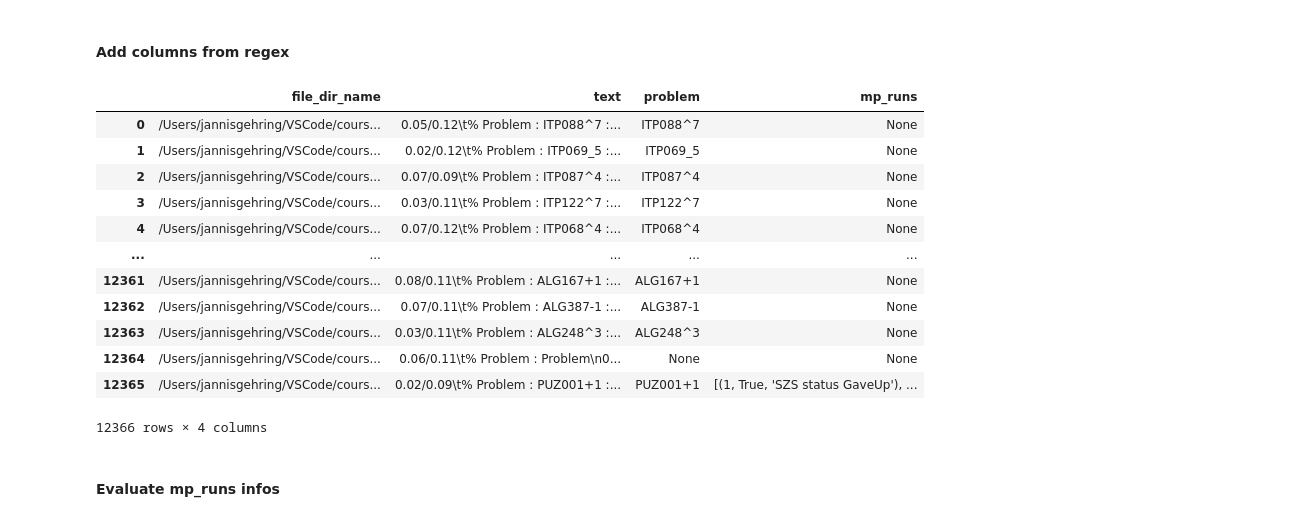
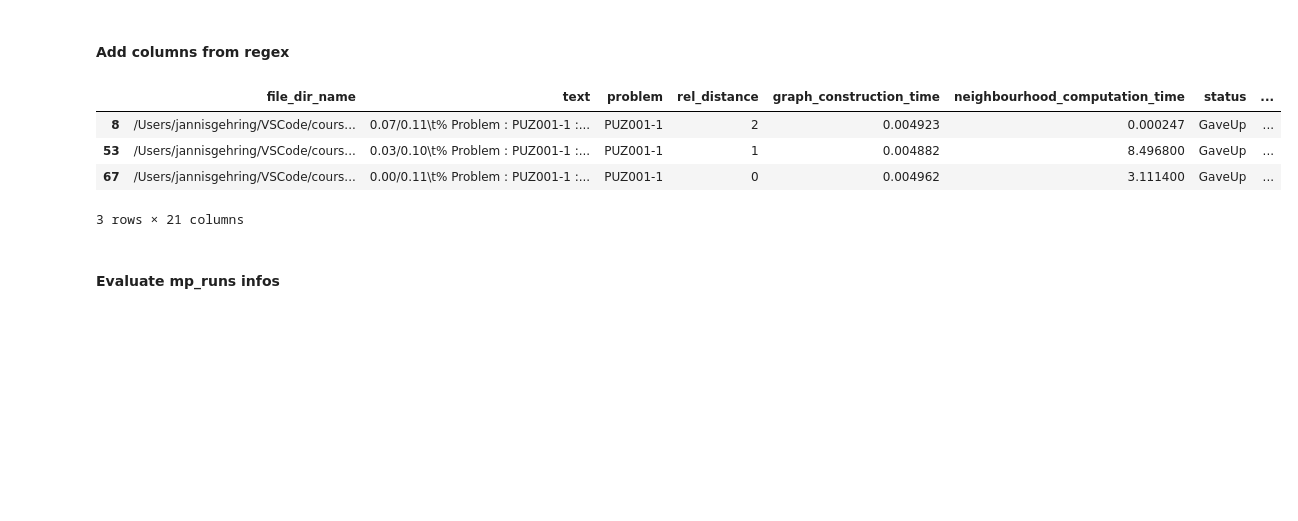
Before and after one commit to GehriJan/coursework-pyres, a Jupyter notebook: src/notebook.ipynb, the cells around one changed output. Drawn from its saved outputs; the diff is of its cells as text; code cells hidden in the pictures; blank space fills up the shorter version.

```diff
--- a/src/notebook.ipynb
+++ b/src/notebook.ipynb
@@ -159,7 +225,7 @@ is_problem = re.compile(r'Job\d\d\d\d*')
 problem_outputs = [d for d in downloads_list if is_problem.match(d)]
 
 starexec_outputs = os.path.join(notebook_dir, "starexec_outputs")
-problem_folder = os.path.join(starexec_outputs, "Job5010_output/")
+problem_folder = os.path.join(starexec_outputs, "Job5034_output/")
 
 for dir_name in tqdm(problem_outputs):
     full_dirname = os.path.join(source_dir, dir_name)
@@ -195,8 +261,8 @@ df_se_csv
 # %% [markdown]
 #### Extract texts from files to pandas dataframe
 # %%
-load_from_file = True
-store = False
+load_from_file = False
+store = True
 if load_from_file:
     df_se_indi = pd.read_csv(problem_folder + "df_se_indi.csv", index_col=0)
 else:
@@ -246,44 +313,51 @@ df_se_indi
 #### Add columns from regex
 # %%
 def extract_regex(pattern, text):
-    all_matches = re.findall(pattern, text)
-    if len(all_matches)>0:
-        return all_matches[0]
-    else:
-        return None
+    first_match = re.search(pattern + r"|$", text)[0]
+    return first_match
 
-def add_column_by_regex(df, new_column_name, pattern):
+def add_column_by_regex(df, new_column_name, pattern, col_type):
     df[new_column_name] = (
         df["text"]
-        .apply(lambda text:
-            extract_regex(pattern, text)
-        )
+        .apply(lambda text: extract_regex(pattern, text))
+        .astype(col_type)
     )
     return df
 
+# new_column_specs = [
+#     ("problem",  r"(?<=Problem    : )(.*)(?= : )"),
+#     ("mp_runs",  r"(?<=\d\t)\[.*\]"),
+#     # todo: fix: this regex patterns doesnt allow for lines starting with 79.84/10.64
+# ]
 new_column_specs = [
-    ("problem",  r"(?<=Problem    : )(.*)(?= : )"),
-    ("mp_runs",  r"(?<=\d\t)\[.*\]"),
+    ("problem",  r"(?<=Problem    : )(.*)(?= : )", str),
+    ("python_version", r"(?<=Python )(\d|\.)+", str),
+    ("cpu_limit", r"(?<=% CPULimit   : )\d+", int),
+    ("pyres_version", r"(?<=% Version:  )(\d|\.)+", str),
+    ("rel_distance", r"(?<=# rel_distance: )\d+", int),
+    ("graph_construction_time", r"(?<=# graph_construction_time: )(\d|\.)*", float),
+    ("neighbourhood_computation_time", r"(?<=# neighbourhood_computation_time: )(\d|\.)*", float),
+    ("szs_status", r"(?<=% SZS status )(\w+)", str),
+    ("initial_clauses", r"(?<=% Initial clauses    : )(\d+)", int),
+    ("processed_clauses", r"(?<=% Processed clauses  : )(\d+)", int),
+    ("factors_computed", r"(?<=% Factors computed   : )(\d+)", int),
+    ("resolvents_computed", r"(?<=% Resolvents computed: )(\d+)", int),
+    ("tautologies_deleted", r"(?<=% Tautologies deleted: )(\d+)", int),
+    ("forward_subsumed", r"(?<=% Forward subsumed   : )(\d+)", int),
+    ("backward_subsumed", r"(?<=% Backward subsumed  : )(\d+)", int),
+    ("user_time", r"(?<=% User time          : )(\d|\.)+", float),
+    ("system_time", r"(?<=% System time        : )(\d|\.)+", float),
+    ("total_time", r"(?<=% Total time         : )(\d|\.)+", float),
     # todo: fix: this regex patterns doesnt allow for lines starting with 79.84/10.64
 ]
-for new_column_name, pattern in new_column_specs:
-    add_column_by_regex(df_se_indi, new_column_name, pattern)
-
-df_se_indi
+for new_column_name, pattern, col_type in new_column_specs:
+    add_column_by_regex(df_se_indi, new_column_name, pattern, col_type)
 # %% [output]
-|  | file_dir_name | text | problem | mp_runs |
-| 0 | /Users/jannisgehring/VSCode/cours... | 0.05/0.12\t% Problem : ITP088^7 :... | ITP088^7 | None |
-| 1 | /Users/jannisgehring/VSCode/cours... | 0.02/0.12\t% Problem : ITP069_5 :... | ITP069_5 | None |
-| 2 | /Users/jannisgehring/VSCode/cours... | 0.07/0.09\t% Problem : ITP087^4 :... | ITP087^4 | None |
-| 3 | /Users/jannisgehring/VSCode/cours... | 0.03/0.11\t% Problem : ITP122^7 :... | ITP122^7 | None |
-| 4 | /Users/jannisgehring/VSCode/cours... | 0.07/0.12\t% Problem : ITP068^4 :... | ITP068^4 | None |
-| ... | ... | ... | ... | ... |
-| 12361 | /Users/jannisgehring/VSCode/cours... | 0.08/0.11\t% Problem : ALG167+1 :... | ALG167+1 | None |
-| 12362 | /Users/jannisgehring/VSCode/cours... | 0.07/0.11\t% Problem : ALG387-1 :... | ALG387-1 | None |
-| 12363 | /Users/jannisgehring/VSCode/cours... | 0.03/0.11\t% Problem : ALG248^3 :... | ALG248^3 | None |
-| 12364 | /Users/jannisgehring/VSCode/cours... | 0.06/0.11\t% Problem : Problem\n0... | None | None |
-| 12365 | /Users/jannisgehring/VSCode/cours... | 0.02/0.09\t% Problem : PUZ001+1 :... | PUZ001+1 | [(1, True, 'SZS status GaveUp'), ... |
+|  | file_dir_name | text | problem | rel_distance | graph_construction_time | neighbourhood_computation_time | status | ... |
+| 8 | /Users/jannisgehring/VSCode/cours... | 0.07/0.11\t% Problem : PUZ001-1 :... | PUZ001-1 | 2 | 0.004923 | 0.000247 | GaveUp | ... |
+| 53 | /Users/jannisgehring/VSCode/cours... | 0.03/0.10\t% Problem : PUZ001-1 :... | PUZ001-1 | 1 | 0.004882 | 8.496800 | GaveUp | ... |
+| 67 | /Users/jannisgehring/VSCode/cours... | 0.00/0.11\t% Problem : PUZ001-1 :... | PUZ001-1 | 0 | 0.004962 | 3.111400 | GaveUp | ... |
-12366 rows × 4 columns
+3 rows × 21 columns
 # %% [markdown]
 #### Evaluate mp_runs infos
 # %%
```
Also changed, not shown: parts of 6 cells of this notebook, 1 other file.
